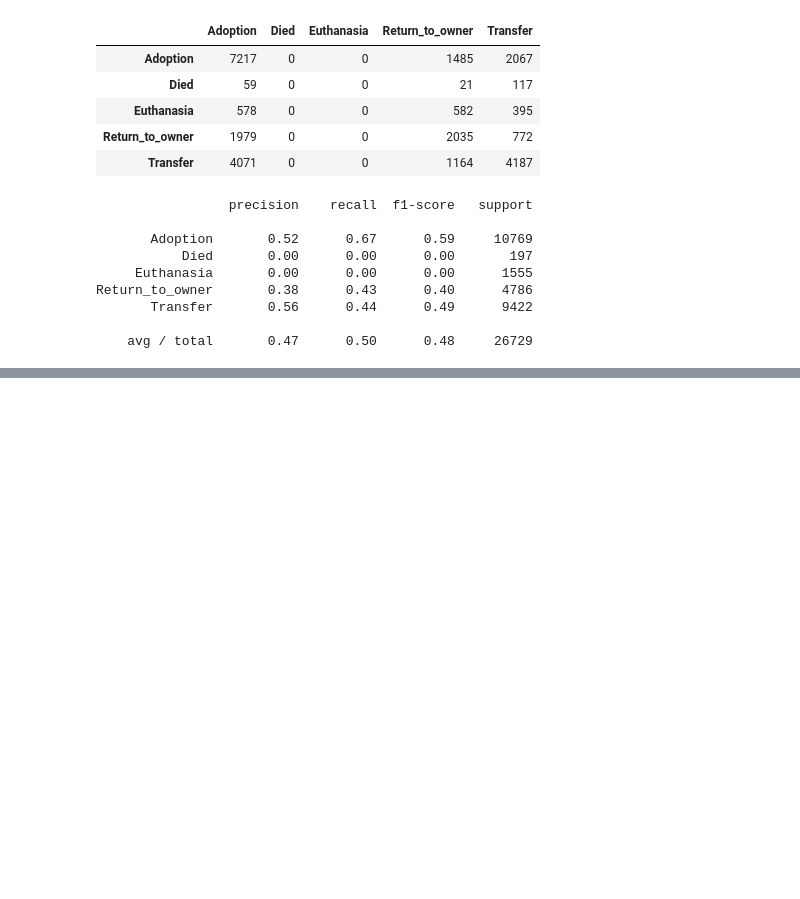
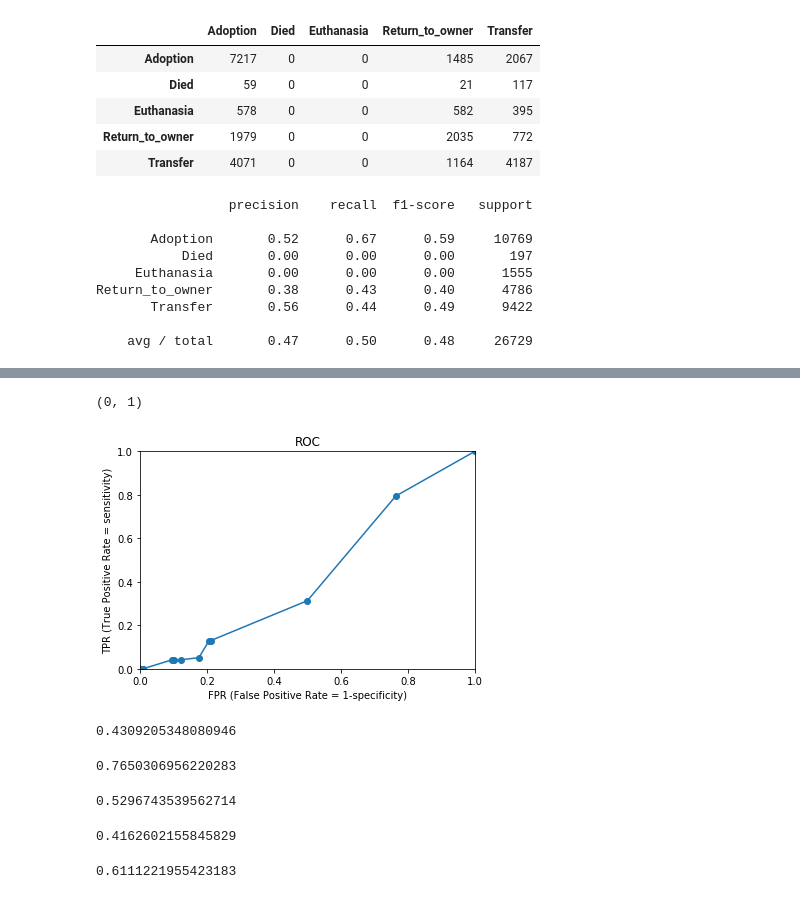
Before and after one commit to Jaket2030/Animals, a Jupyter notebook: shelter_animals_outcome .ipynb, the cells around one changed output, grey strips where cells are left out. Drawn from its saved outputs; the diff is of its cells as text; code cells hidden in the pictures; blank space fills up the shorter version.

```diff
--- a/shelter_animals_outcome .ipynb
+++ b/shelter_animals_outcome .ipynb
@@ -804,0 +830,8 @@ Return_to_owner       0.38      0.43      0.40      4786
+# %%
+# The ROC Curve
+y = df.OutcomeType
+scores = outcome_clf.predict_proba(X)[:, 1]
+# %%
+fpr, tpr, thresholds = roc_curve(y, scores, pos_label='Adoption')
+res = pd.DataFrame({'FPR': fpr, 'TPR': tpr, 'Threshold': thresholds})
+res[['TPR', 'FPR', 'Threshold']][::1]
@@ -804,0 +853,30 @@ Return_to_owner       0.38      0.43      0.40      4786
+# %%
+plt.plot(fpr, tpr, '-o')
+plt.title('ROC')
+plt.xlabel('FPR (False Positive Rate = 1-specificity)')
+plt.ylabel('TPR (True Positive Rate = sensitivity)')
+plt.xlim([0, 1])
+plt.ylim([0, 1])
+# %% [output]
+(0, 1)
+[figure, added]
+# %%
+roc_auc_score(y=='Adoption', scores)
+# %% [output]
+0.4309205348080946
+# %%
+roc_auc_score(y=='Died', scores)
+# %% [output]
+0.7650306956220283
+# %%
+roc_auc_score(y=='Euthanasia', scores)
+# %% [output]
+0.5296743539562714
+# %%
+roc_auc_score(y=='Return_to_owner', scores)
+# %% [output]
+0.4162602155845829
+# %%
+roc_auc_score(y=='Transfer', scores)
+# %% [output]
+0.6111221955423183
```
Also changed, not shown: parts of 16 cells of this notebook.
